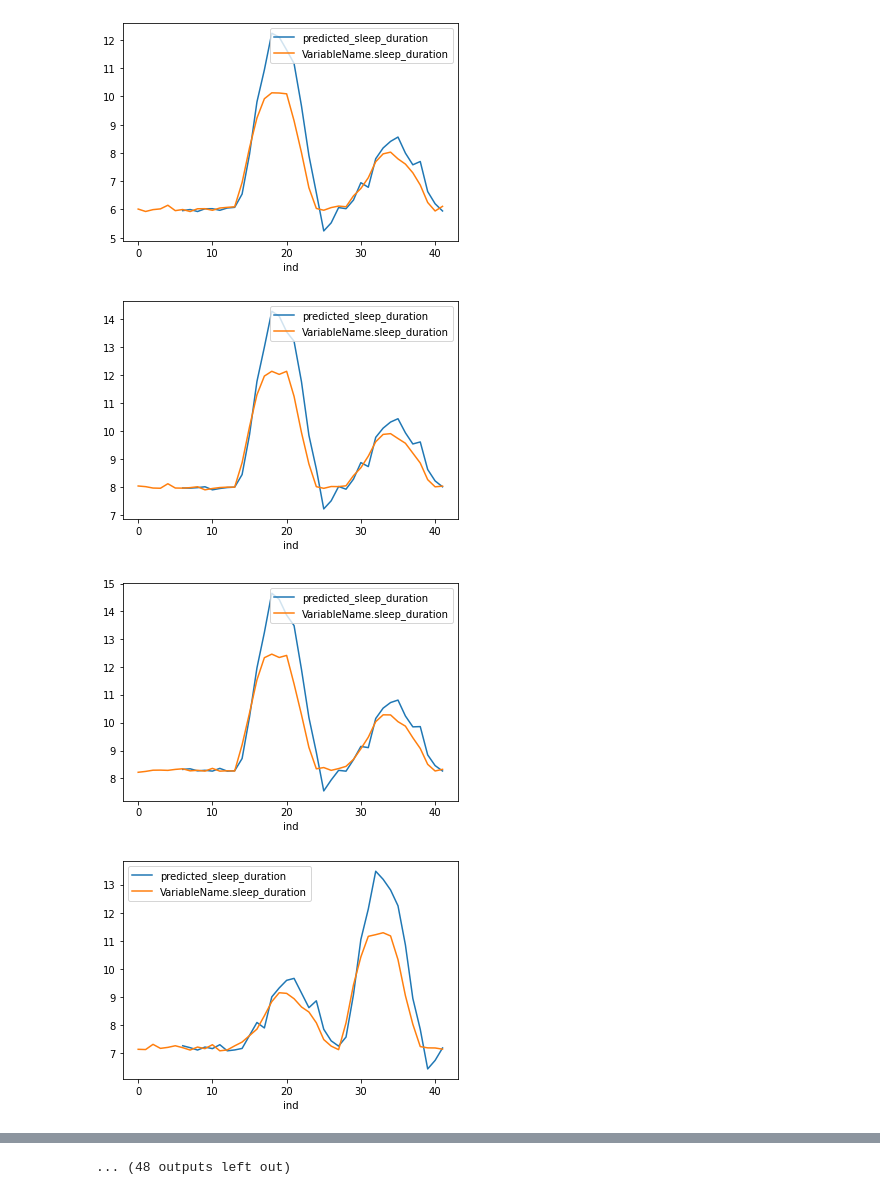
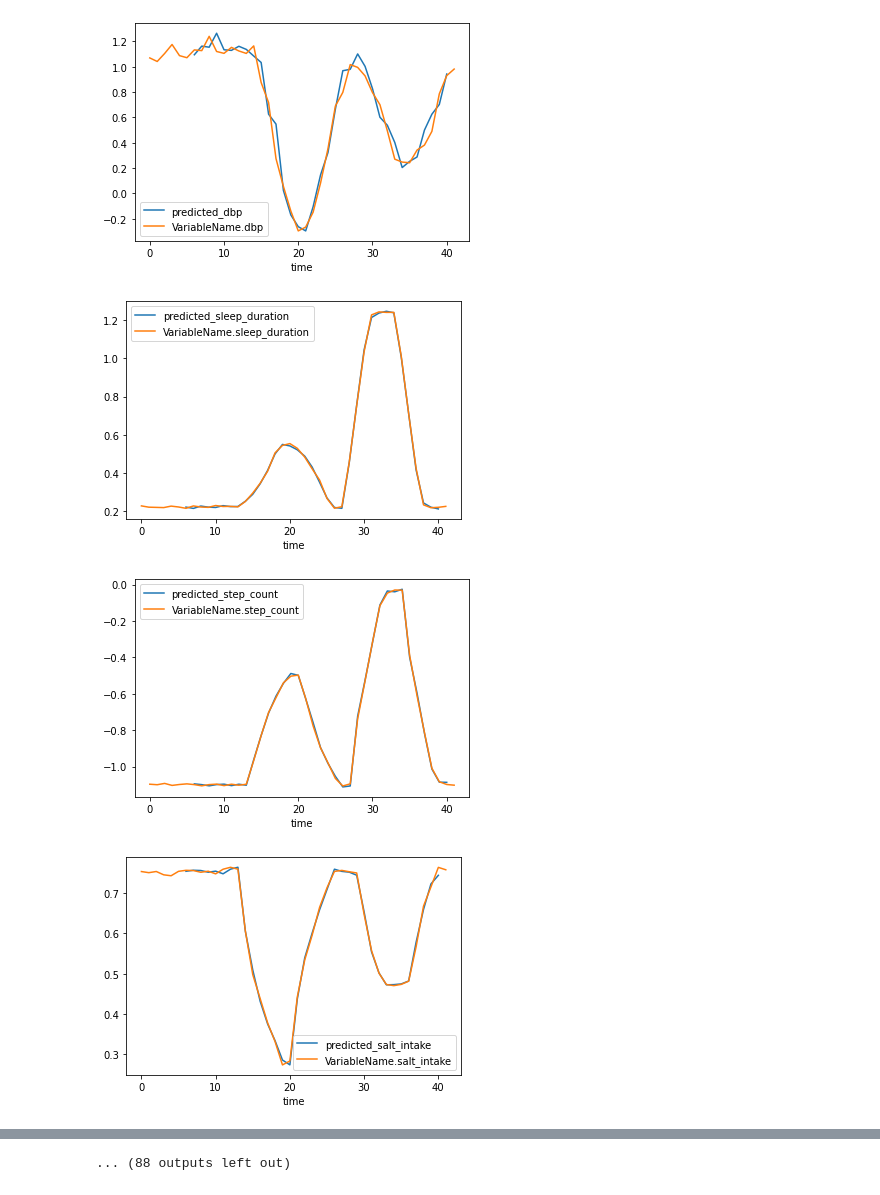
Before and after one commit to pranayreddys/PALS, a Jupyter notebook: notebooks/modelling_test.ipynb, the cells around one changed output, grey strips where cells are left out. Cells and saved outputs as stored; diff of their text form; code cells hidden in the pictures.

```diff
--- a/notebooks/modelling_test.ipynb
+++ b/notebooks/modelling_test.ipynb
@@ -6,9 +6,9 @@ import pandas as pd
 from matplotlib import pyplot
 import numpy as np
 pd.options.mode.chained_assignment = None
-df = pd.read_csv("../misc/train_output_mae_reducedlr_sleep_duration.csv")
+df = pd.read_csv("../misc/tp.csv")
 df.sort_values('time', inplace=True, ignore_index=True)
-variable_list = ['sleep_duration']
+variable_list = ['sleep_duration', 'step_count', 'salt_intake', 'sbp', 'dbp']
 for var in variable_list:
     df['predicted_' + var] = np.NaN
 context_window = 6
@@ -17,6 +17,6 @@ for user_id, df_temp2 in df.groupby('user_id'):
     df_temp = df_temp2.copy()
     for var in variable_list:
         df_temp['predicted_' + var].iloc[(context_window-1+forecast_horizon_num):] = df_temp['VariableName.' + var + '_horizon_'+str(forecast_horizon_num)+'_predict'].iloc[:-(context_window-1+forecast_horizon_num)]
-        df_temp['ind'] = np.array(list(range(df_temp.shape[0])))
-        df_temp[['ind', 'predicted_' + var, 'VariableName.' + var]].plot(x='ind')
+        df_temp['time'] = np.array(list(range(df_temp.shape[0])))
+        df_temp[['time', 'predicted_' + var, 'VariableName.' + var]].plot(x='time')
 # %% [output]
@@ -27,4 +27,4 @@ for user_id, df_temp2 in df.groupby('user_id'):
-[figure, old version]
+[figure, new version]
-[figure, old version]
+[figure, new version]
-[figure, old version]
+[figure, new version]
-[figure, old version]
+[figure, new version]
@@ -35 +35 @@ for user_id, df_temp2 in df.groupby('user_id'):
-... (48 outputs left out)
+... (88 outputs left out)
```
Also changed, not shown: parts of 1 cell of this notebook, 22 other files.
